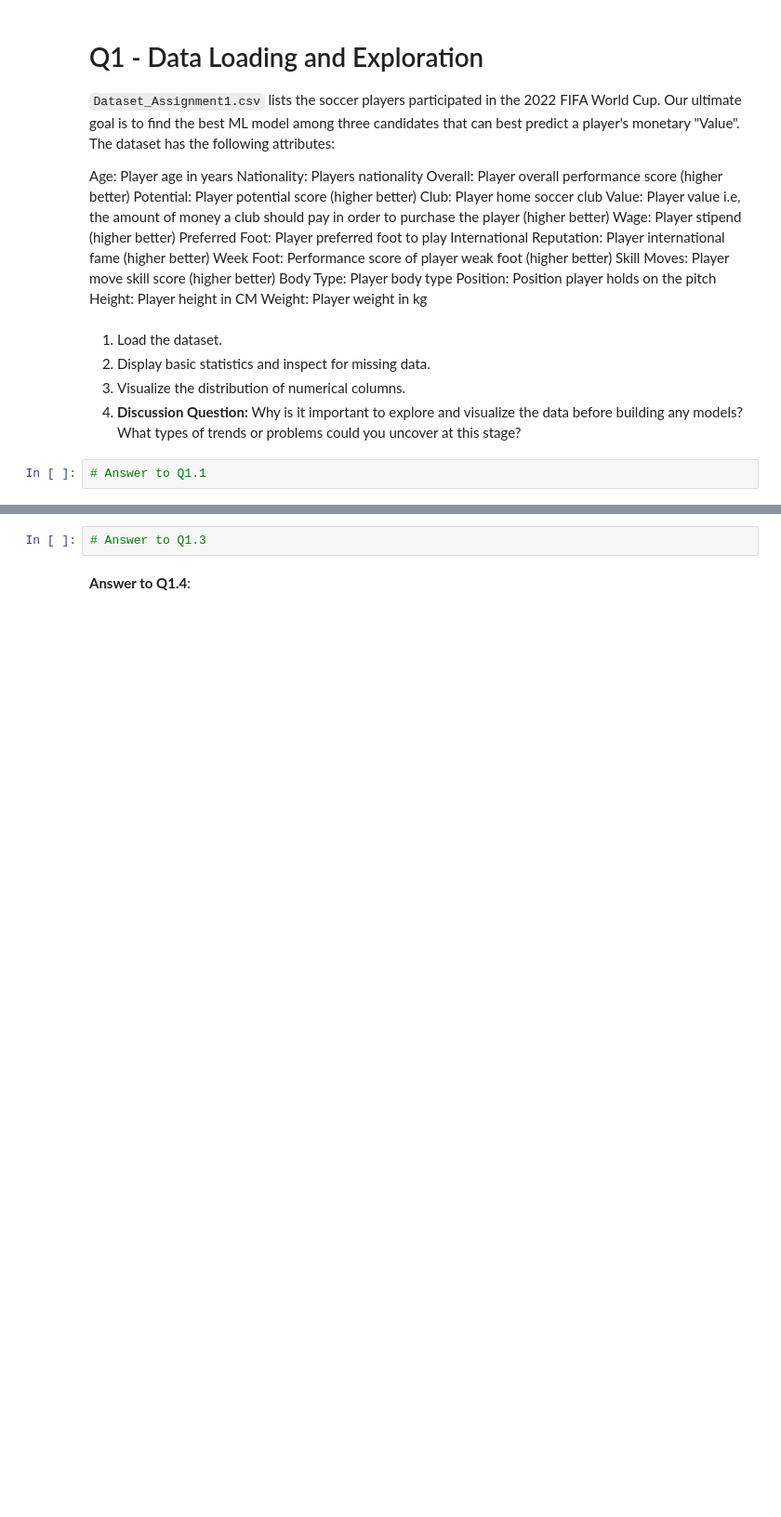
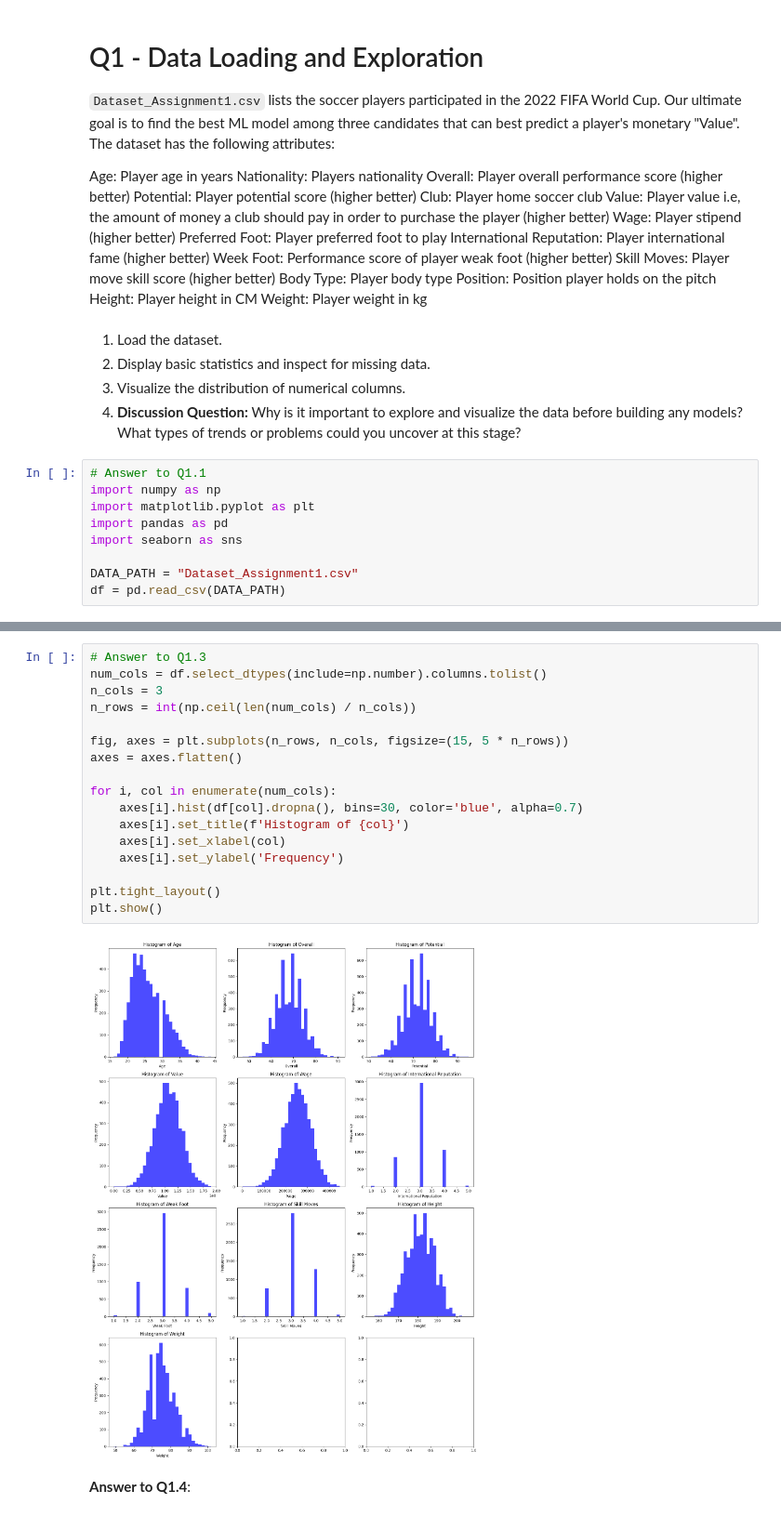
Before and after one commit to issarmank/ds3000-assignment1-linear-regression, a Jupyter notebook: Assignment 1_Linear Regression.ipynb, the cells around one changed output, grey strips where cells are left out. Shown: that part at 93% size. Drawn from its saved outputs; the diff is of its cells as text; blank space fills up the shorter version.

Commit message:
data loaded, explored and visualized in columns

```diff
--- a/Assignment 1_Linear Regression.ipynb
+++ b/Assignment 1_Linear Regression.ipynb
@@ -47,5 +47,12 @@ Weight: Player weight in kg
 4. **Discussion Question:** Why is it important to explore and visualize the data before building any models? What types of trends or problems could you uncover at this stage?
 # %%
 # Answer to Q1.1
+import numpy as np
+import matplotlib.pyplot as plt
+import pandas as pd
+import seaborn as sns
+
+DATA_PATH = "Dataset_Assignment1.csv"
+df = pd.read_csv(DATA_PATH)
 # %%
 # Answer to Q1.2
@@ -52,5 +101,22 @@ Weight: Player weight in kg
 # %%
 # Answer to Q1.3
+num_cols = df.select_dtypes(include=np.number).columns.tolist()
+n_cols = 3
+n_rows = int(np.ceil(len(num_cols) / n_cols))
+
+fig, axes = plt.subplots(n_rows, n_cols, figsize=(15, 5 * n_rows))
+axes = axes.flatten()
+
+for i, col in enumerate(num_cols):
+    axes[i].hist(df[col].dropna(), bins=30, color='blue', alpha=0.7)
+    axes[i].set_title(f'Histogram of {col}')
+    axes[i].set_xlabel(col)
+    axes[i].set_ylabel('Frequency')
+
+plt.tight_layout()
+plt.show()
+# %% [output]
+[figure, added]
 # %% [markdown]
 **Answer to Q1.4**:
 # %% [markdown]
```
Also changed, not shown: parts of 2 cells of this notebook.
